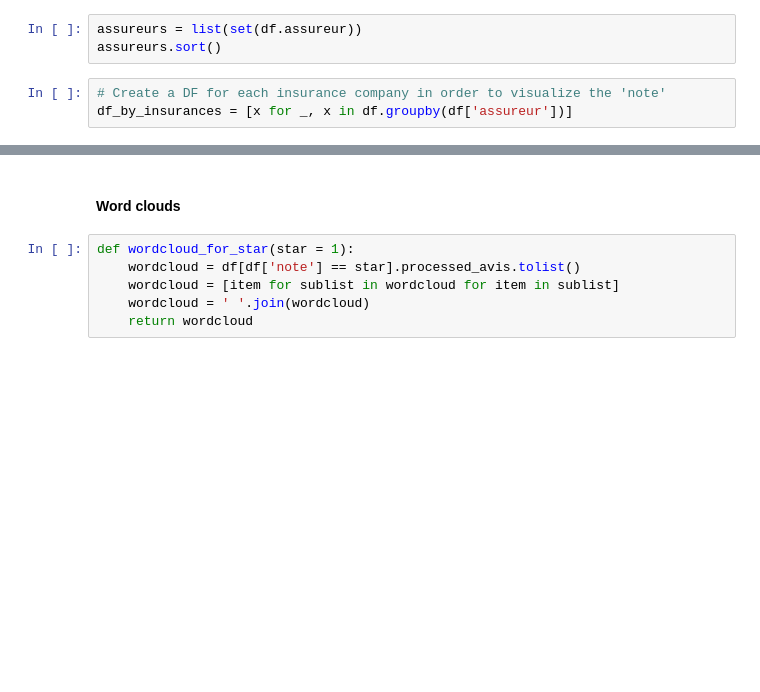
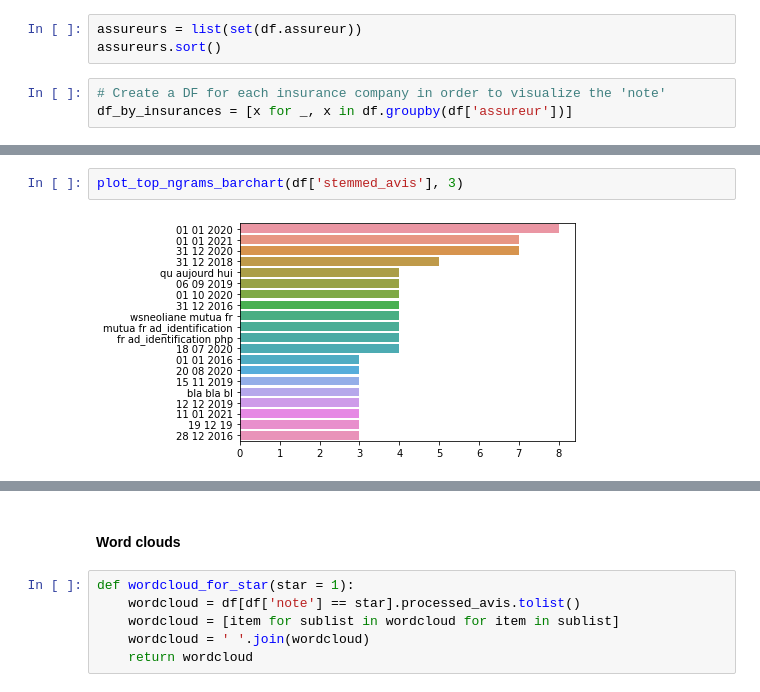
Before and after one commit to m-cheicki/NLP_Project_2, a Jupyter notebook: CELIE_CHEICKISMAIL_NLP_PROJECT2_INSURANCE-Copy1.ipynb, the cells around one changed output, grey strips where cells are left out. Saved outputs shown, nothing was run; the diff lists cells and outputs as text; blank space fills up the shorter version.

```diff
--- a/CELIE_CHEICKISMAIL_NLP_PROJECT2_INSURANCE-Copy1.ipynb
+++ b/CELIE_CHEICKISMAIL_NLP_PROJECT2_INSURANCE-Copy1.ipynb
@@ -272,0 +317,4 @@ fig.update_layout(
+# %%
+plot_top_ngrams_barchart(df['stemmed_avis'], 3)
+# %% [output]
+[figure, added]
```
Also changed, not shown: parts of 43 cells of this notebook.
